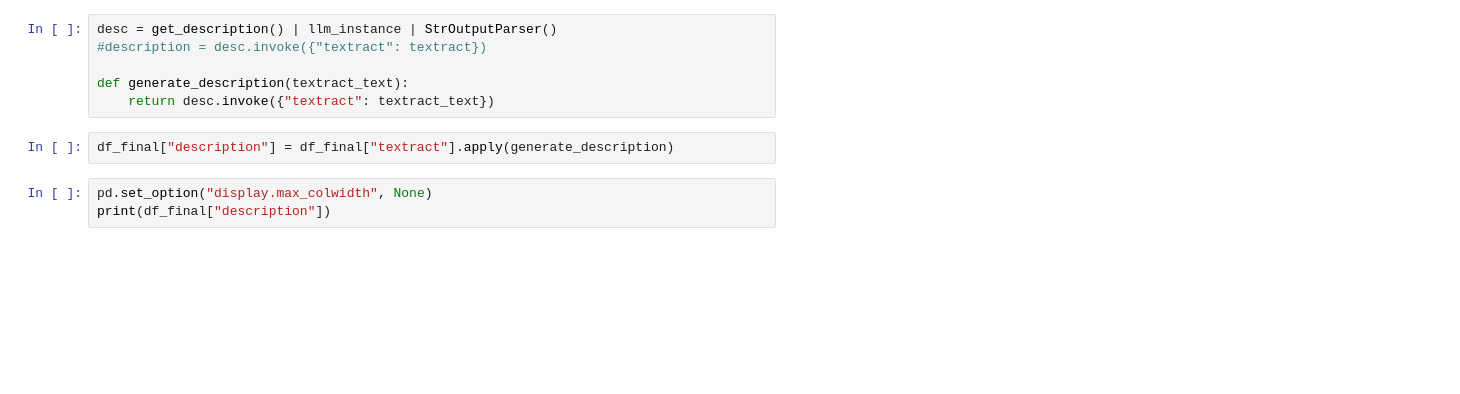
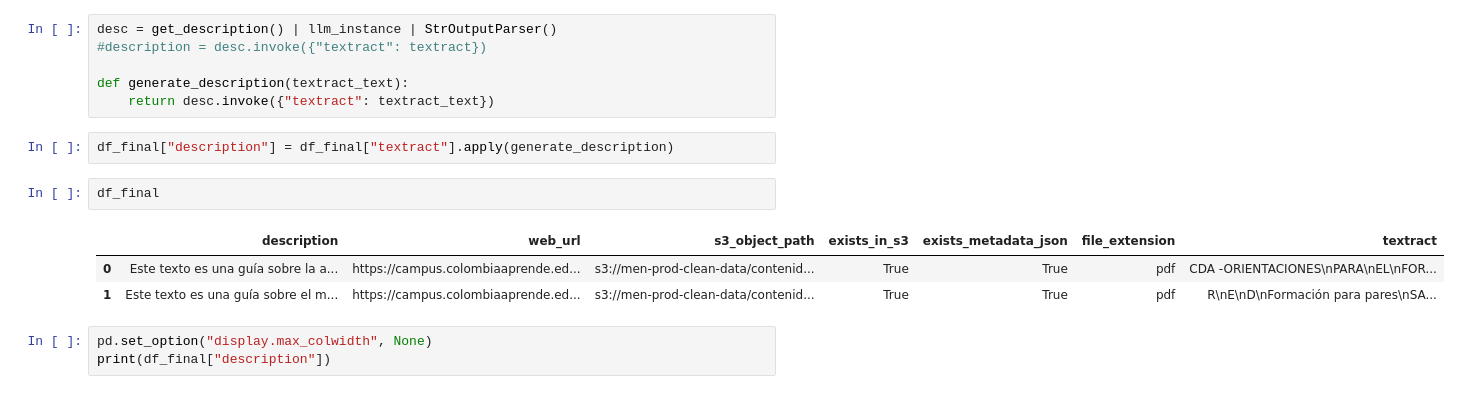
Before and after one commit to mateotenis98/MEN, a Jupyter notebook: S3_metadata_descriptions.ipynb, the cells around one changed output. Drawn from its saved outputs; the diff is of its cells as text; blank space fills up the shorter version.

```diff
--- a/S3_metadata_descriptions.ipynb
+++ b/S3_metadata_descriptions.ipynb
@@ -554,6 +554,12 @@ def generate_description(textract_text):
     return desc.invoke({"textract": textract_text})
 # %%
 df_final["description"] = df_final["textract"].apply(generate_description)
+# %%
+df_final
+# %% [output]
+|  | description | web_url | s3_object_path | exists_in_s3 | exists_metadata_json | file_extension | textract |
+| 0 | Este texto es una guía sobre la a... | https://campus.colombiaaprende.ed... | s3://men-prod-clean-data/contenid... | True | True | pdf | CDA -ORIENTACIONES\nPARA\nEL\nFOR... |
+| 1 | Este texto es una guía sobre el m... | https://campus.colombiaaprende.ed... | s3://men-prod-clean-data/contenid... | True | True | pdf | R\nE\nD\nFormación para pares\nSA... |
 # %%
 pd.set_option("display.max_colwidth", None)
 print(df_final["description"])
```
Also changed, not shown: parts of 7 cells of this notebook, 51 other files.
